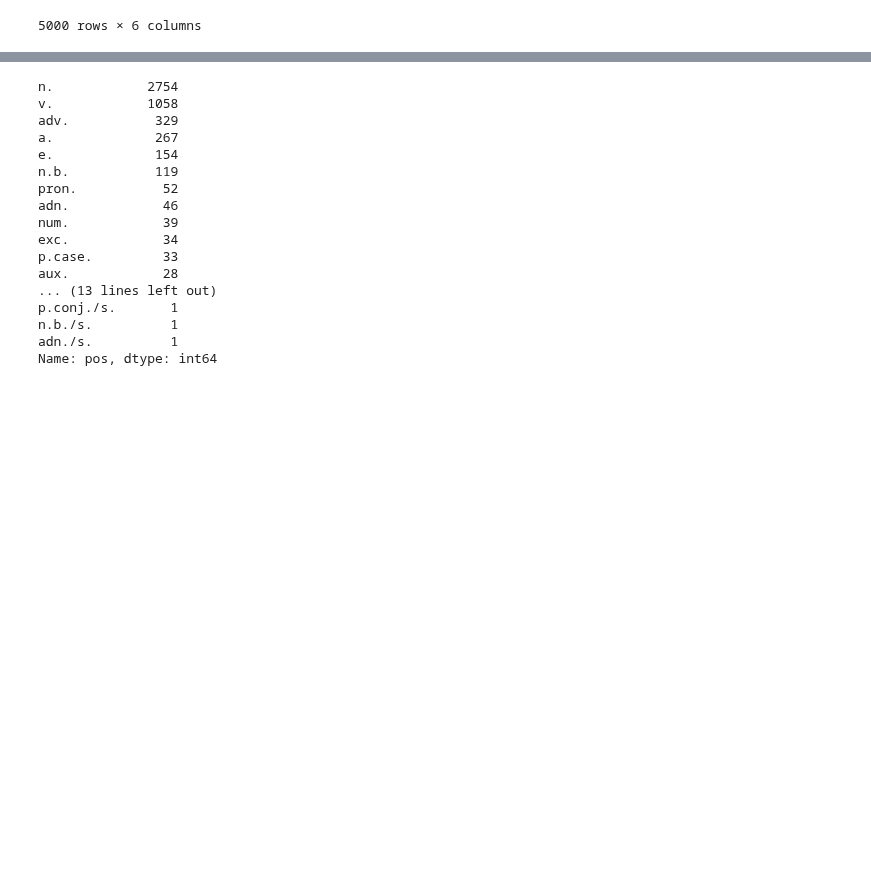
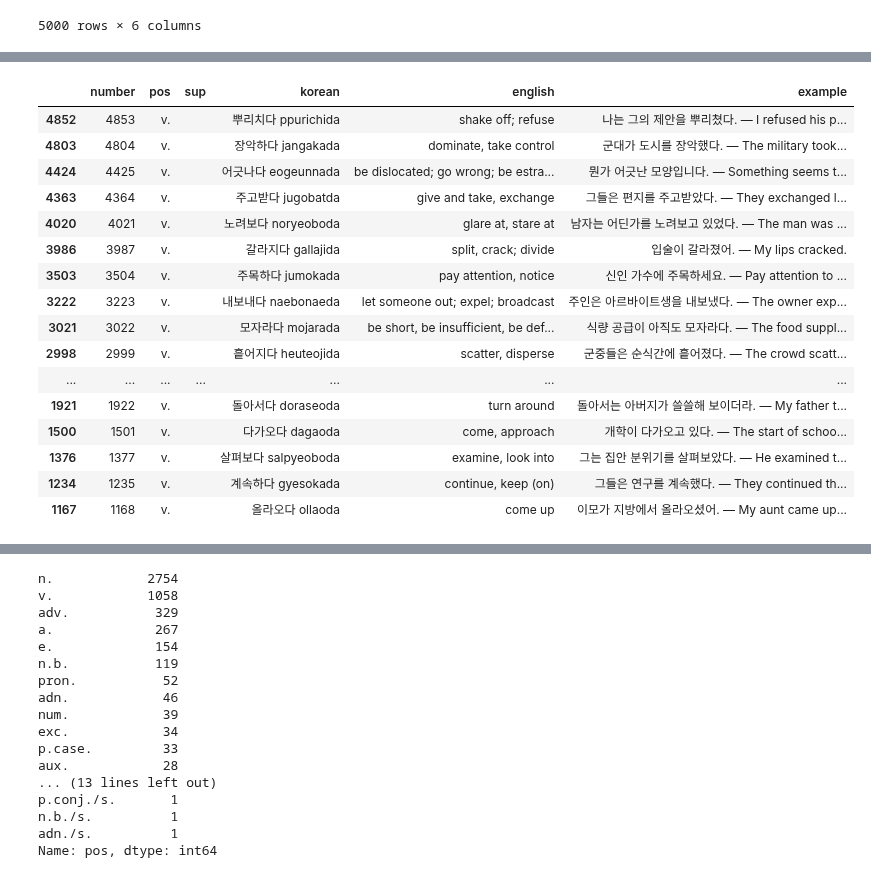
Before and after one commit to kebuhcah/experiments, a Jupyter notebook: dsal-scrape/epub-extract.ipynb, the cells around one changed output, grey strips where cells are left out. Cells and saved outputs as stored; diff of their text form; code cells hidden in the pictures; blank space fills up the shorter version.

```diff
--- a/dsal-scrape/epub-extract.ipynb
+++ b/dsal-scrape/epub-extract.ipynb
@@ -339 +339,25 @@ FreqDict[2000:5000].sample(20).sort_values('number', ascending=False)
+# %%
+FreqDict[(FreqDict.pos == 'v.')&
+        (FreqDict.korean.apply(lambda s:
+            len(s.split(' ')[0]) >= 4 and not s.endswith('hada')
+                              and not s.endswith('doeda'))) &
+        (FreqDict.number > 1000)].sample(20).sort_values('number', ascending=False)
+# %% [output]
+|  | number | pos | sup | korean | english | example |
+| 4852 | 4853 | v. |  | 뿌리치다 ppurichida | shake off; refuse | 나는 그의 제안을 뿌리쳤다. — I refused his p... |
+| 4803 | 4804 | v. |  | 장악하다 jangakada | dominate, take control | 군대가 도시를 장악했다. — The military took... |
+| 4424 | 4425 | v. |  | 어긋나다 eogeunnada | be dislocated; go wrong; be estra... | 뭔가 어긋난 모양입니다. — Something seems t... |
+| 4363 | 4364 | v. |  | 주고받다 jugobatda | give and take, exchange | 그들은 편지를 주고받았다. — They exchanged l... |
+| 4020 | 4021 | v. |  | 노려보다 noryeoboda | glare at, stare at | 남자는 어딘가를 노려보고 있었다. — The man was ... |
+| 3986 | 3987 | v. |  | 갈라지다 gallajida | split, crack; divide | 입술이 갈라졌어. — My lips cracked. |
+| 3503 | 3504 | v. |  | 주목하다 jumokada | pay attention, notice | 신인 가수에 주목하세요. — Pay attention to ... |
+| 3222 | 3223 | v. |  | 내보내다 naebonaeda | let someone out; expel; broadcast | 주인은 아르바이트생을 내보냈다. — The owner exp... |
+| 3021 | 3022 | v. |  | 모자라다 mojarada | be short, be insufficient, be def... | 식량 공급이 아직도 모자라다. — The food suppl... |
+| 2998 | 2999 | v. |  | 흩어지다 heuteojida | scatter, disperse | 군중들은 순식간에 흩어졌다. — The crowd scatt... |
+| ... | ... | ... | ... | ... | ... | ... |
+| 1921 | 1922 | v. |  | 돌아서다 doraseoda | turn around | 돌아서는 아버지가 쓸쓸해 보이더라. — My father t... |
+| 1500 | 1501 | v. |  | 다가오다 dagaoda | come, approach | 개학이 다가오고 있다. — The start of schoo... |
+| 1376 | 1377 | v. |  | 살펴보다 salpyeoboda | examine, look into | 그는 집안 분위기를 살펴보았다. — He examined t... |
+| 1234 | 1235 | v. |  | 계속하다 gyesokada | continue, keep (on) | 그들은 연구를 계속했다. — They continued th... |
+| 1167 | 1168 | v. |  | 올라오다 ollaoda | come up | 이모가 지방에서 올라오셨어. — My aunt came up... |
 # %%
```
Also changed, not shown: parts of 6 cells of this notebook.
